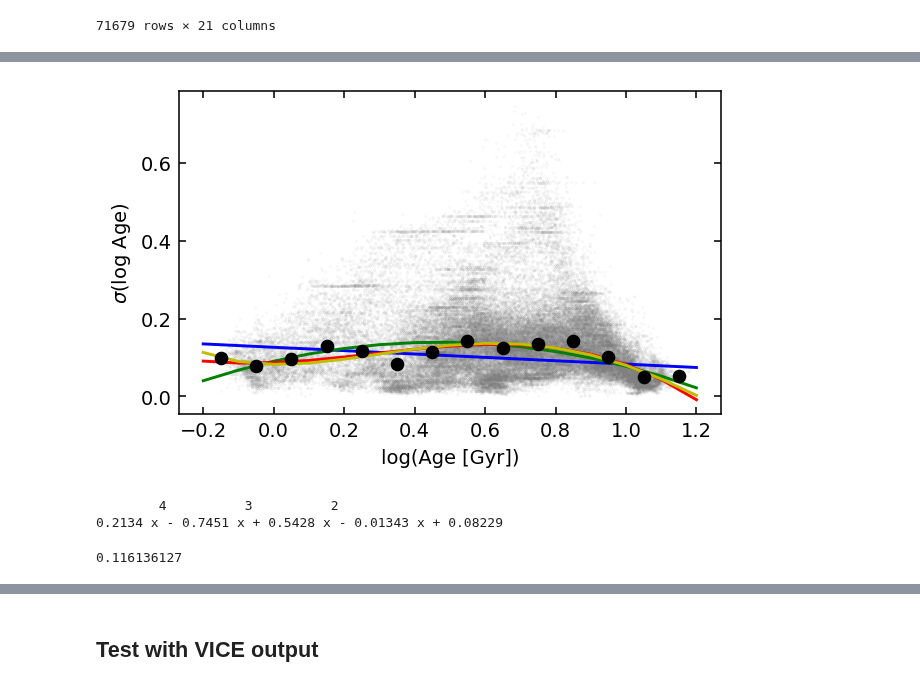
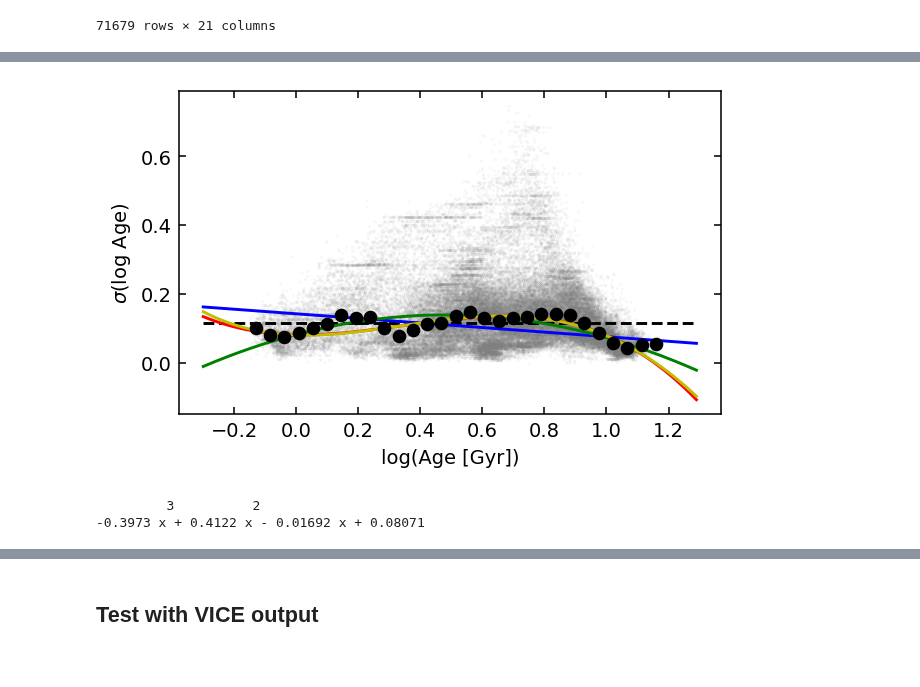
Before and after one commit to lodubay/galactic-dtd, a Jupyter notebook: notebooks/abundance_uncertainty.ipynb, the cells around one changed output, grey strips where cells are left out. Drawn from its saved outputs; the diff is of its cells as text; code cells hidden in the pictures.

```diff
--- a/notebooks/abundance_uncertainty.ipynb
+++ b/notebooks/abundance_uncertainty.ipynb
@@ -296,27 +204,33 @@ quartic_fit = np.poly1d(np.polyfit(bin_centers, medians, 4, w=1/median_err))
+# %%
+age_linear_fit = np.poly1d(errfit(ages, 'LOG_LATENT_AGE', 1))
+age_quad_fit = np.poly1d(errfit(ages, 'LOG_LATENT_AGE', 2))
+age_cubic_fit = np.poly1d(errfit(ages, 'LOG_LATENT_AGE', 3))
+age_quartic_fit = np.poly1d(errfit(ages, 'LOG_LATENT_AGE', 4))
 # %%
 fig, ax = plt.subplots()
-ax.scatter(ages[xcol], ages[ycol], alpha=0.1, s=0.1, c='gray')
-ax.errorbar(bin_centers, medians, yerr=median_err,
+# All points
+ax.scatter(ages['LOG_LATENT_AGE'], ages['LOG_LATENT_AGE_ERR'], alpha=0.1, s=0.1, c='gray')
+# Median bins
+grouped = group_by_bins(data, 'LOG_LATENT_AGE', bins=30)
+medians = grouped['LOG_LATENT_AGE_ERR'].median()
+median_errs = grouped['LOG_LATENT_AGE_ERR'].apply(median_standard_error)
+ax.errorbar(medians.index, medians, yerr=median_errs,
             linestyle='none', marker='o', color='k')
-xarr = np.arange(0, 14, 0.5)
-ax.plot(bin_edges, linear_fit(bin_edges), 'b-')
-ax.plot(bin_edges, quad_fit(bin_edges), 'g-')
-ax.plot(bin_edges, cubic_fit(bin_edges), 'r-')
-ax.plot(bin_edges, quartic_fit(bin_edges), 'y-')
-# ax.set_xlim((0, 13.5))
-# ax.set_ylim((0, 6))
+# Polynomial fits
+xarr = np.arange(-0.3, 1.3, 0.01)
+ax.plot(xarr, np.ones(xarr.shape[0]) * ages['LOG_LATENT_AGE_ERR'].median(), 'k--')
+ax.plot(xarr, age_linear_fit(xarr), 'b-')
+ax.plot(xarr, age_quad_fit(xarr), 'g-')
+ax.plot(xarr, age_cubic_fit(xarr), 'r-')
+ax.plot(xarr, age_quartic_fit(xarr), 'y-')
 ax.set_xlabel('log(Age [Gyr])')
 ax.set_ylabel(r'$\sigma$(log Age)')
 plt.show()
 # %% [output]
-[figure, old version]
+[figure, new version]
 # %%
-log_age_err_fit = quartic_fit
+log_age_err_fit = age_cubic_fit
 print(log_age_err_fit)
 # %% [output]
-        4          3          2
-0.2134 x - 0.7451 x + 0.5428 x - 0.01343 x + 0.08229
+         3          2
+-0.3973 x + 0.4122 x - 0.01692 x + 0.08071
-# %%
-ages['LOG_LATENT_AGE_ERR'].median()
-# %% [output]
-0.116136127
```
Also changed, not shown: parts of 33 cells of this notebook, 1 other file.
